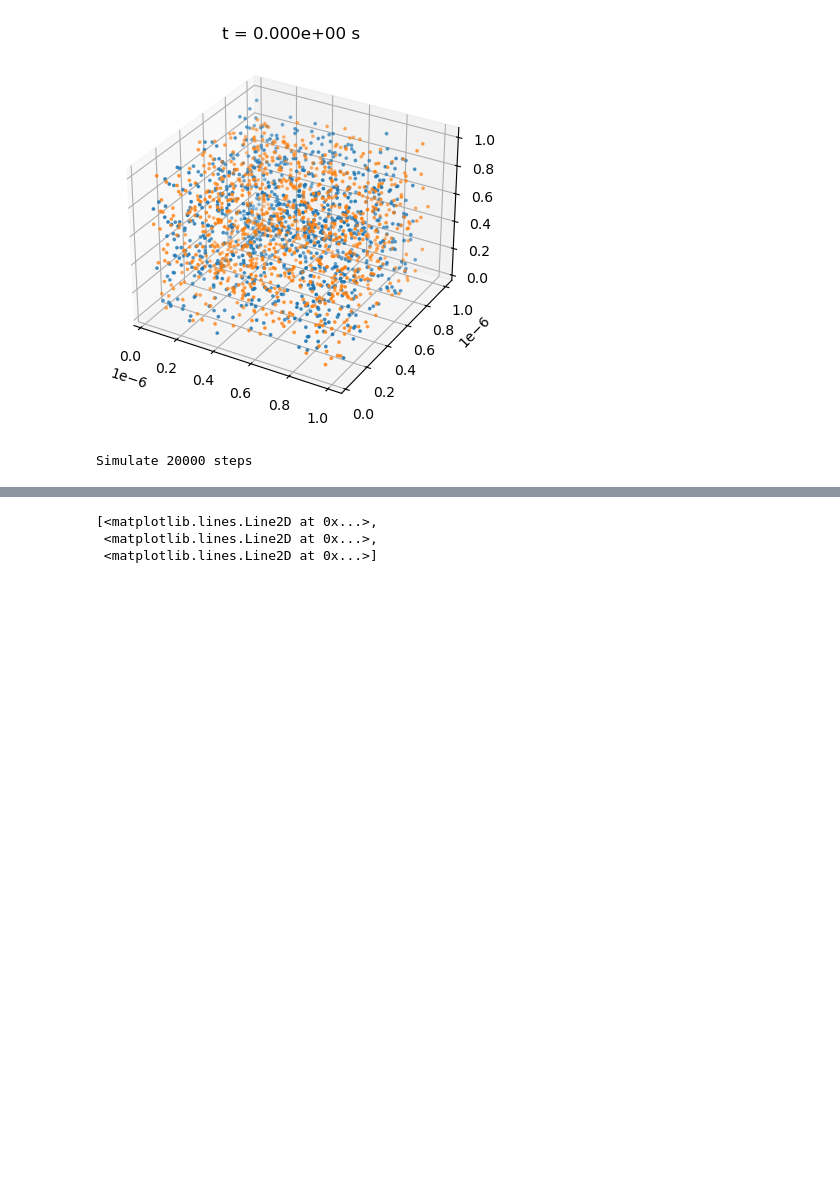
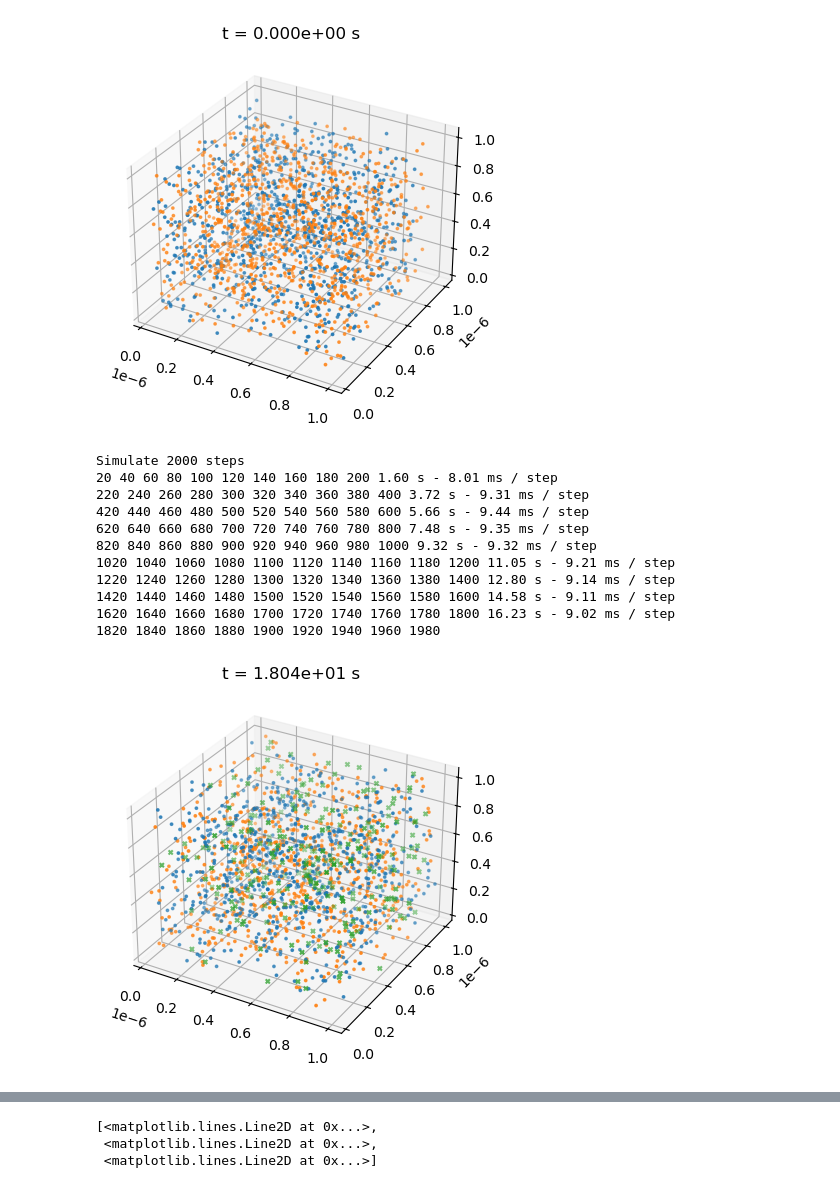
Before and after one commit to darrenjhsu/redicell_framework, a Jupyter notebook: Build_LM_big_matrix.ipynb, the cells around one changed output, grey strips where cells are left out. Drawn from its saved outputs; the diff is of its cells as text; code cells hidden in the pictures; blank space fills up the shorter version.

```diff
--- a/Build_LM_big_matrix.ipynb
+++ b/Build_LM_big_matrix.ipynb
@@ -110,10 +110,21 @@ a.plot(['A', 'B', 'C'], wall=False)
 # %% [output]
 [figure]
 # %%
-a.simulate(20000, t_step=3e-3, plot_every=None, timing=True)
-a.plot(['A', 'B', 'C'], wall=True)
+a.simulate(2000, t_step=3e-3, plot_every=None, timing=True)
+a.plot(['A', 'B', 'C'], wall=False)
 # %% [output]
-Simulate 20000 steps
+Simulate 2000 steps
+20 40 60 80 100 120 140 160 180 200 1.60 s - 8.01 ms / step
+220 240 260 280 300 320 340 360 380 400 3.72 s - 9.31 ms / step
+420 440 460 480 500 520 540 560 580 600 5.66 s - 9.44 ms / step
+620 640 660 680 700 720 740 760 780 800 7.48 s - 9.35 ms / step
+820 840 860 880 900 920 940 960 980 1000 9.32 s - 9.32 ms / step
+1020 1040 1060 1080 1100 1120 1140 1160 1180 1200 11.05 s - 9.21 ms / step
+1220 1240 1260 1280 1300 1320 1340 1360 1380 1400 12.80 s - 9.14 ms / step
+1420 1440 1460 1480 1500 1520 1540 1560 1580 1600 14.58 s - 9.11 ms / step
+1620 1640 1660 1680 1700 1720 1740 1760 1780 1800 16.23 s - 9.02 ms / step
+1820 1840 1860 1880 1900 1920 1940 1960 1980
+[figure, added]
 # %%
 plt.plot(a.t_trace, np.array(a.conc_trace))
 # plt.yscale('log')
```
Also changed, not shown: parts of 1 cell of this notebook.
